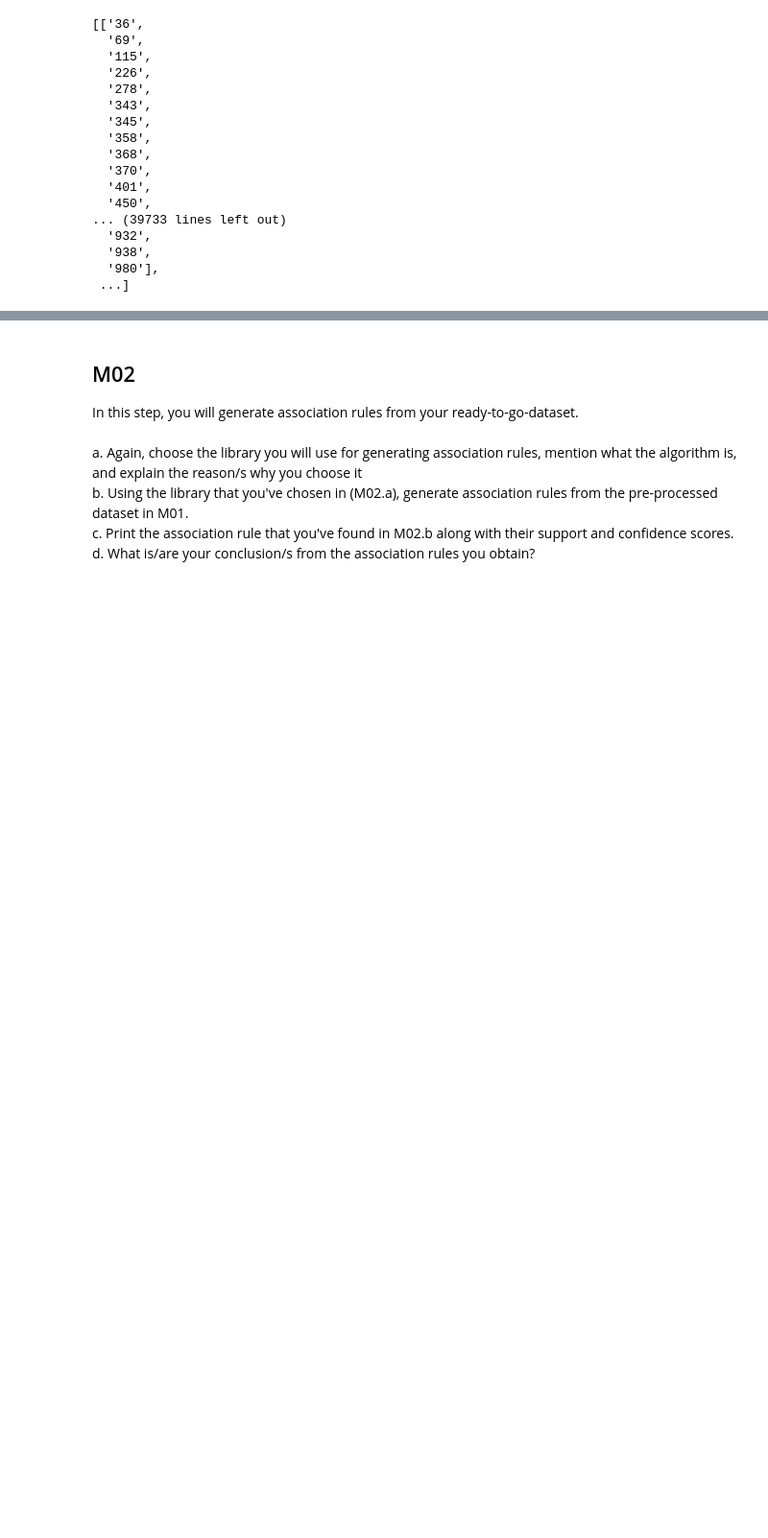
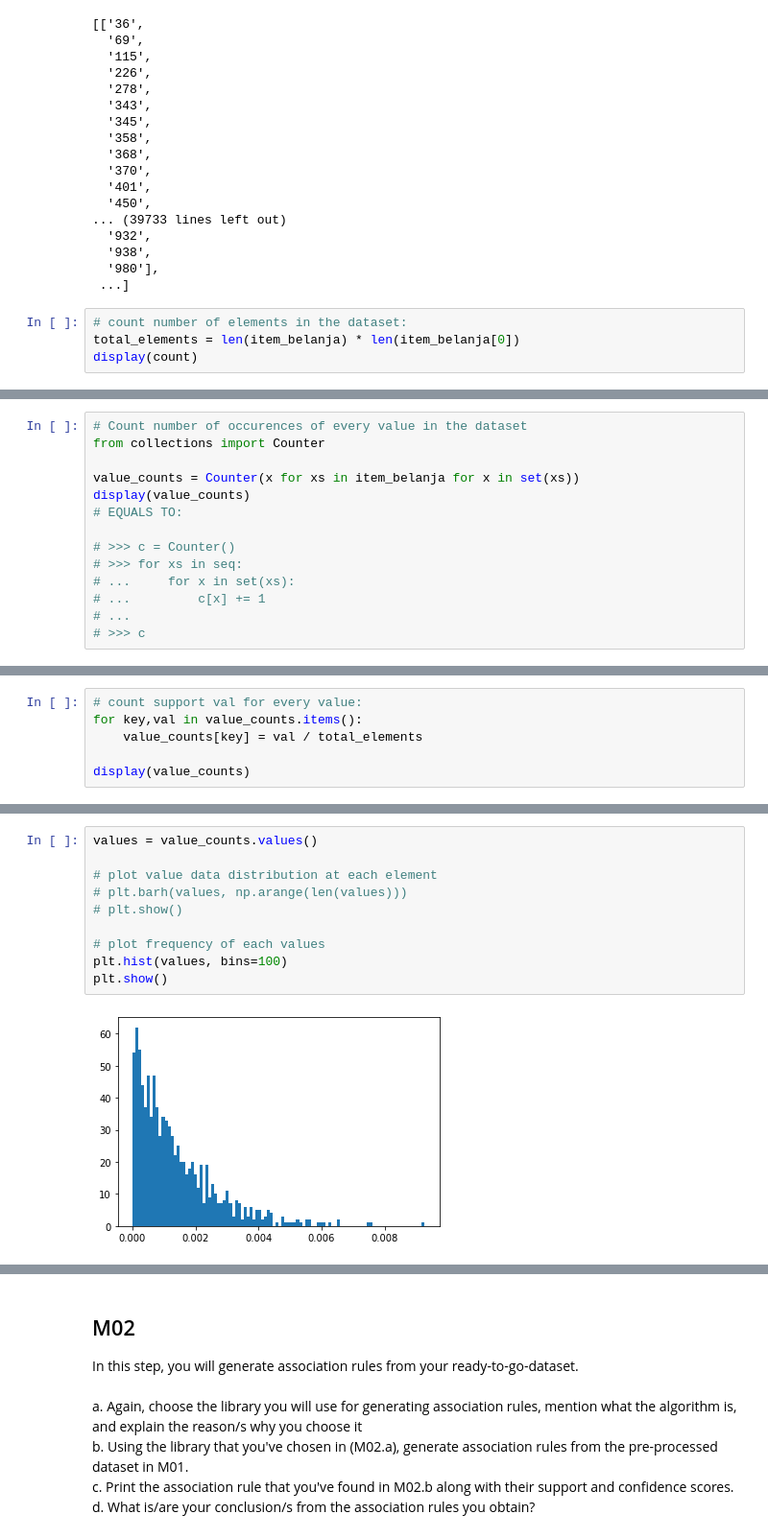
Before and after one commit to Kumaken/data-science-and-data-mining, a Jupyter notebook: Hands-ons/W7/W07_13517068_Abel_Stanley.ipynb, the cells around one changed output, grey strips where cells are left out. Shown: that part at 96% size. Drawn from its saved outputs; the diff is of its cells as text; blank space fills up the shorter version.

```diff
--- a/Hands-ons/W7/W07_13517068_Abel_Stanley.ipynb
+++ b/Hands-ons/W7/W07_13517068_Abel_Stanley.ipynb
@@ -53,3 +55,7 @@ item_belanja
   '938',
   '980'],
  ...]
+# %%
+# count number of elements in the dataset:
+total_elements = len(item_belanja) * len(item_belanja[0])
+display(count)
@@ -55,0 +64,14 @@ item_belanja
+# %%
+# Count number of occurences of every value in the dataset
+from collections import Counter
+
+value_counts = Counter(x for xs in item_belanja for x in set(xs))
+display(value_counts)
+# EQUALS TO:
+
+# >>> c = Counter()
+# >>> for xs in seq:
+# ...     for x in set(xs):
+# ...         c[x] += 1
+# ...
+# >>> c
@@ -55,0 +96,6 @@ item_belanja
+# %%
+# count support val for every value:
+for key,val in value_counts.items():
+    value_counts[key] = val / total_elements
+
+display(value_counts)
@@ -55,0 +120,12 @@ item_belanja
+# %%
+values = value_counts.values()
+
+# plot value data distribution at each element
+# plt.barh(values, np.arange(len(values)))
+# plt.show()
+
+# plot frequency of each values
+plt.hist(values, bins=100)
+plt.show()
+# %% [output]
+[figure, added]
```
Also changed, not shown: parts of 7 cells of this notebook, 45 other files.
